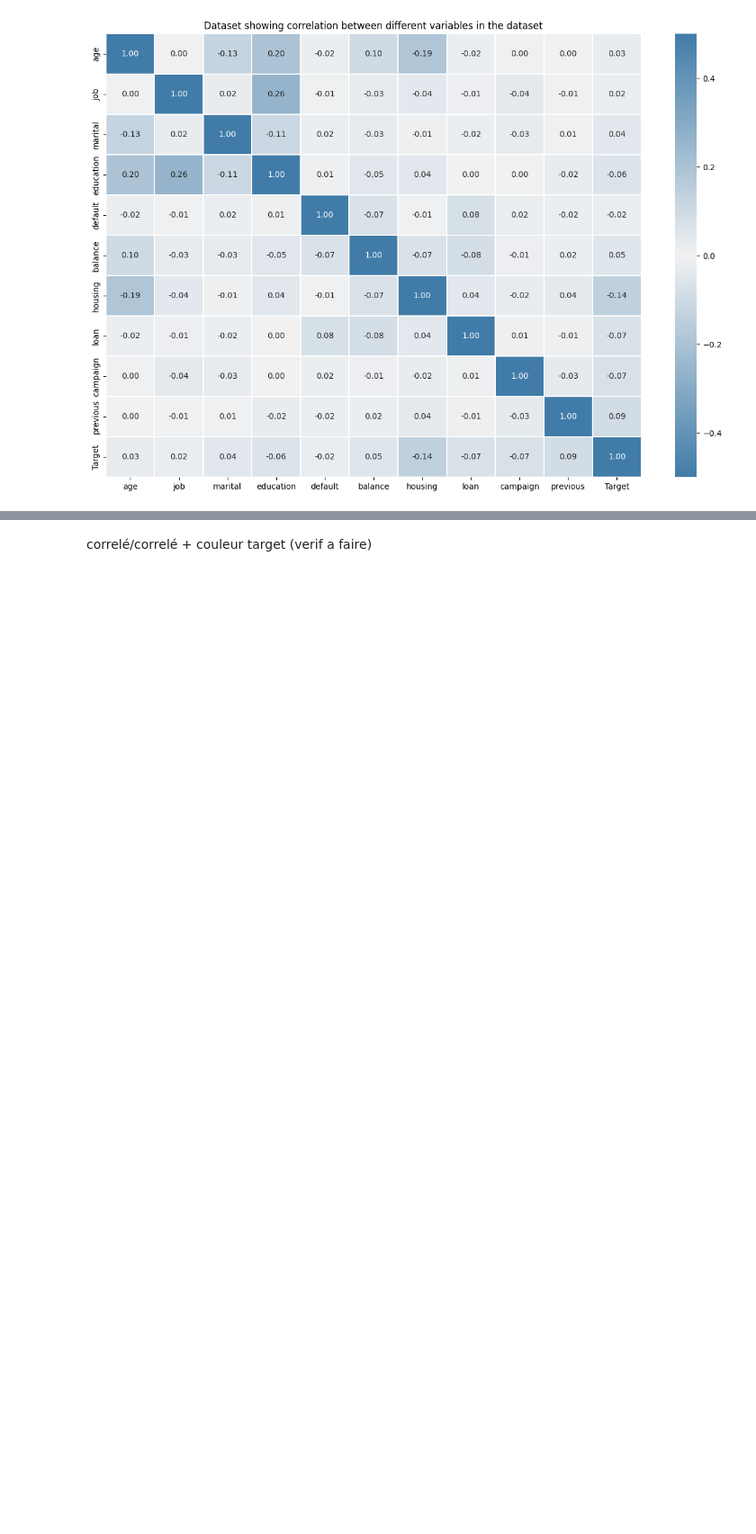
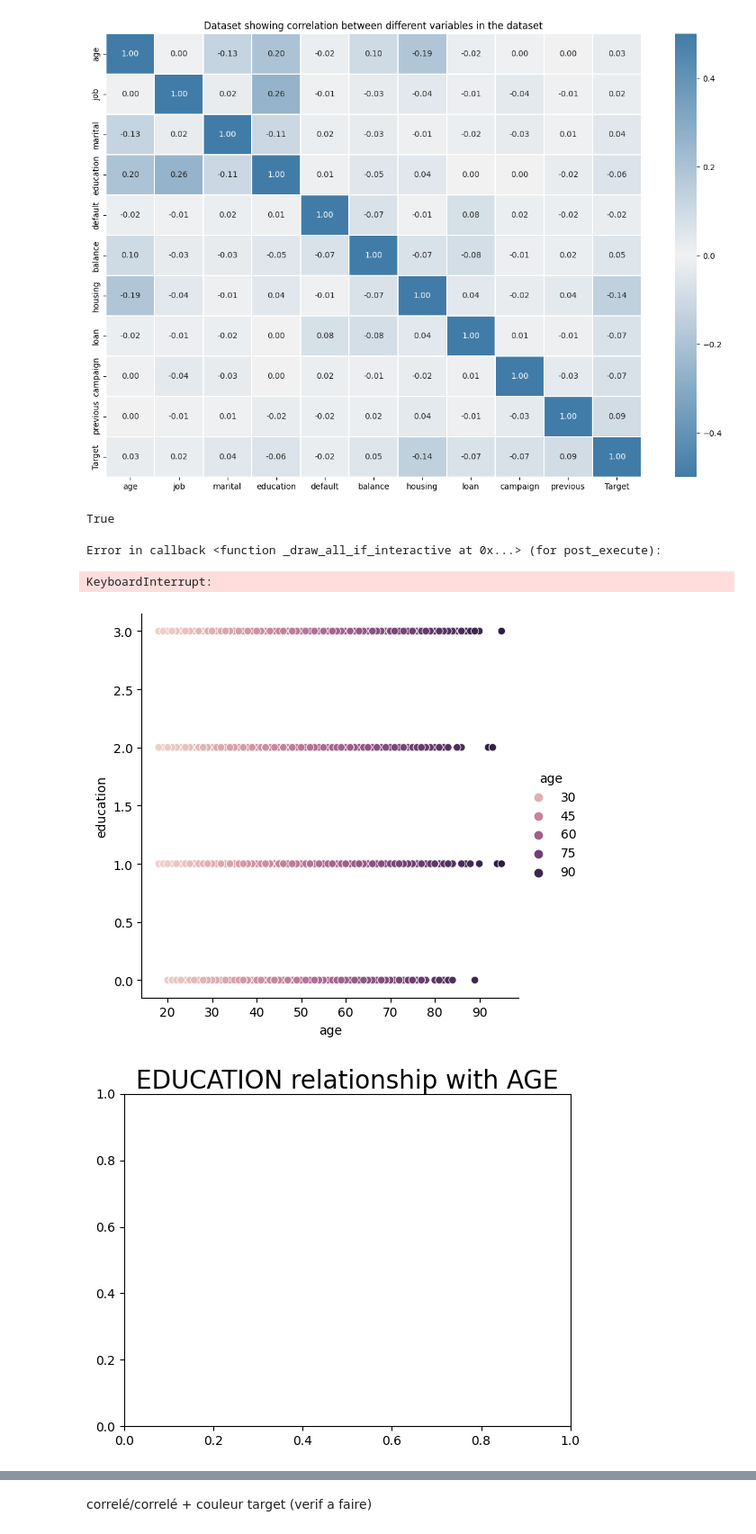
Before and after one commit to FournyP/ai-loans-prediction, a Jupyter notebook: main.ipynb, the cells around one changed output, grey strips where cells are left out. Shown at 90% size. Drawn from its saved outputs; the diff is of its cells as text; code cells hidden in the pictures; blank space fills up the shorter version.

```diff
--- a/main.ipynb
+++ b/main.ipynb
@@ -76,3 +76,19 @@ plt.title('Dataset showing correlation between different variables in the datase
 plt.show()
 # %% [output]
 [figure]
+# %%
+plt.figure()
+def corrDiagram(widths,height, data=df, plt=plt):
+    for width in widths:
+        diagram = sb.relplot(x=height , y=width, hue=height , data=df)
+        plt.title(width.upper() + ' relationship with '+ height.upper(), fontsize = 20, color = 'black', verticalalignment= 'top')
+    return True
+
+
+corrDiagram(["education", "housing", "balance"], "age")
+# %% [output]
+True
+Error in callback <function _draw_all_if_interactive at 0x...> (for post_execute):
+KeyboardInterrupt:
+[figure, added]
+[figure, added]
```
Also changed, not shown: parts of 2 cells of this notebook.
